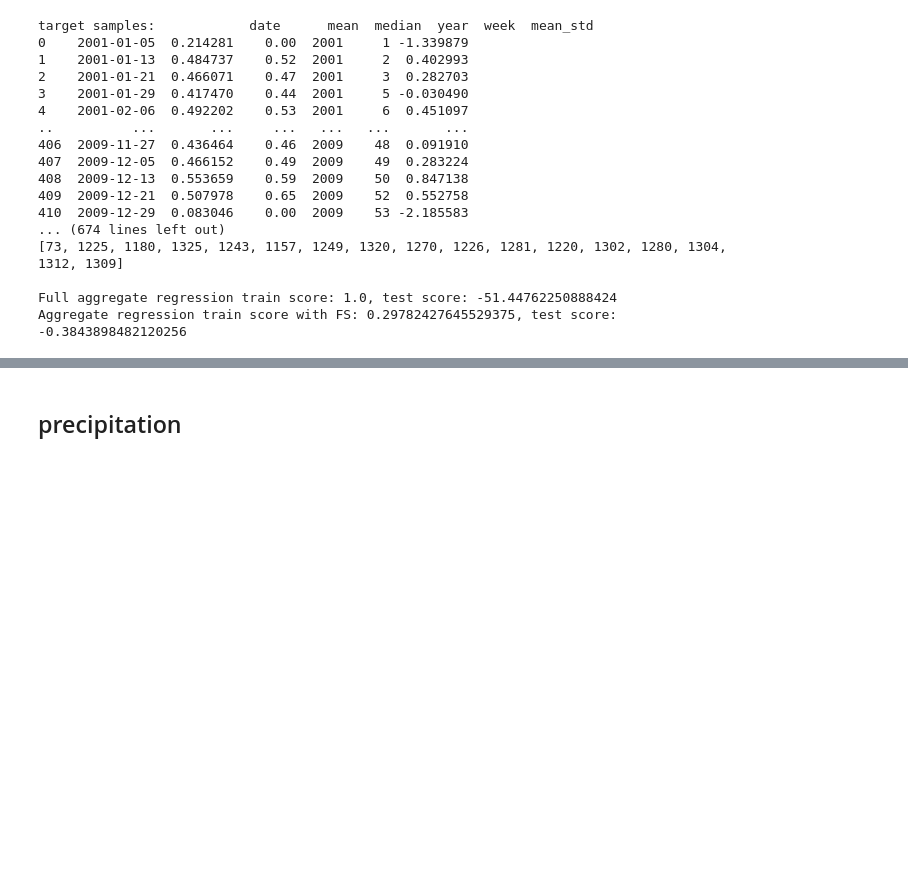
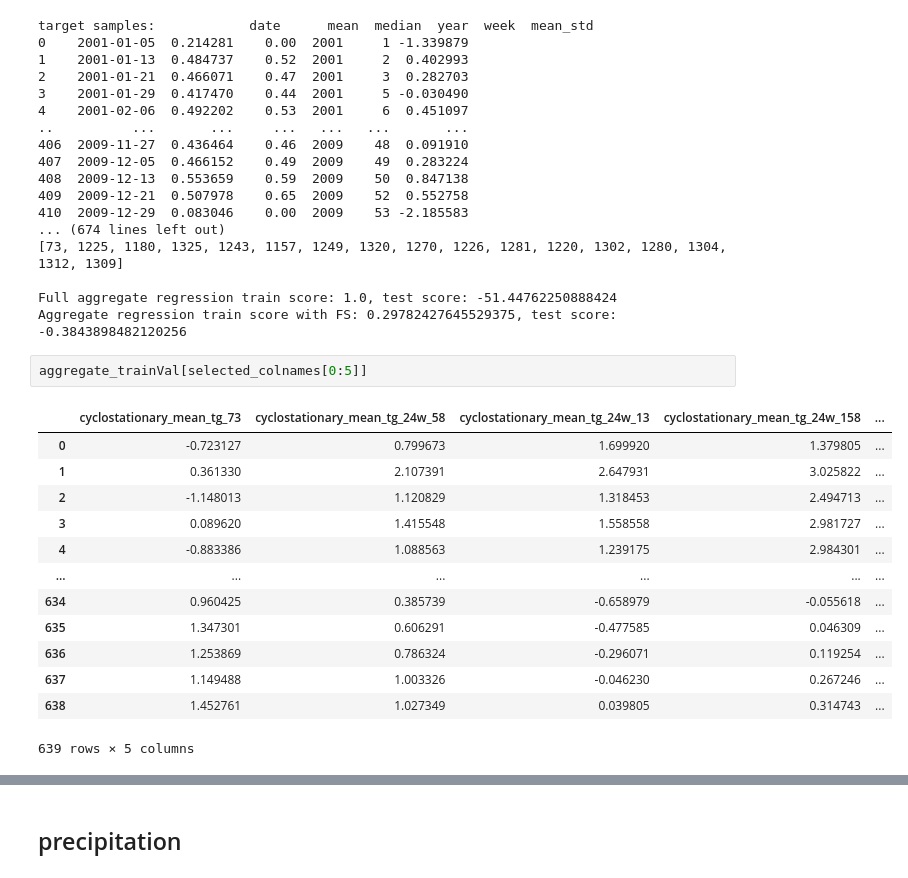
Before and after one commit to climateintelligence/Droughts, a Jupyter notebook: Paolo/regression_LinCFA/notebooks/2.4) Single cells, only aggregating neighbors, all regions, all features.ipynb, the cells around one changed output, grey strips where cells are left out. Saved outputs shown, nothing was run; the diff lists cells and outputs as text; blank space fills up the shorter version.

```diff
--- a/Paolo/regression_LinCFA/notebooks/2.4) Single cells, only aggregating neighbors, all regions, all features.ipynb
+++ b/Paolo/regression_LinCFA/notebooks/2.4) Single cells, only aggregating neighbors, all regions, all features.ipynb
@@ -299,3 +299,19 @@ target samples:            date      mean  median  year  week  mean_std
 
 Full aggregate regression train score: 1.0, test score: -51.44762250888424
 Aggregate regression train score with FS: 0.29782427645529375, test score: -0.3843898482120256
+# %%
+aggregate_trainVal[selected_colnames[0:5]]
+# %% [output]
+|  | cyclostationary_mean_tg_73 | cyclostationary_mean_tg_24w_58 | cyclostationary_mean_tg_24w_13 | cyclostationary_mean_tg_24w_158 | ... |
+| 0 | -0.723127 | 0.799673 | 1.699920 | 1.379805 | ... |
+| 1 | 0.361330 | 2.107391 | 2.647931 | 3.025822 | ... |
+| 2 | -1.148013 | 1.120829 | 1.318453 | 2.494713 | ... |
+| 3 | 0.089620 | 1.415548 | 1.558558 | 2.981727 | ... |
+| 4 | -0.883386 | 1.088563 | 1.239175 | 2.984301 | ... |
+| ... | ... | ... | ... | ... | ... |
+| 634 | 0.960425 | 0.385739 | -0.658979 | -0.055618 | ... |
+| 635 | 1.347301 | 0.606291 | -0.477585 | 0.046309 | ... |
+| 636 | 1.253869 | 0.786324 | -0.296071 | 0.119254 | ... |
+| 637 | 1.149488 | 1.003326 | -0.046230 | 0.267246 | ... |
+| 638 | 1.452761 | 1.027349 | 0.039805 | 0.314743 | ... |
+639 rows × 5 columns
```
Also changed, not shown: parts of 2 cells of this notebook, 19 other files.
